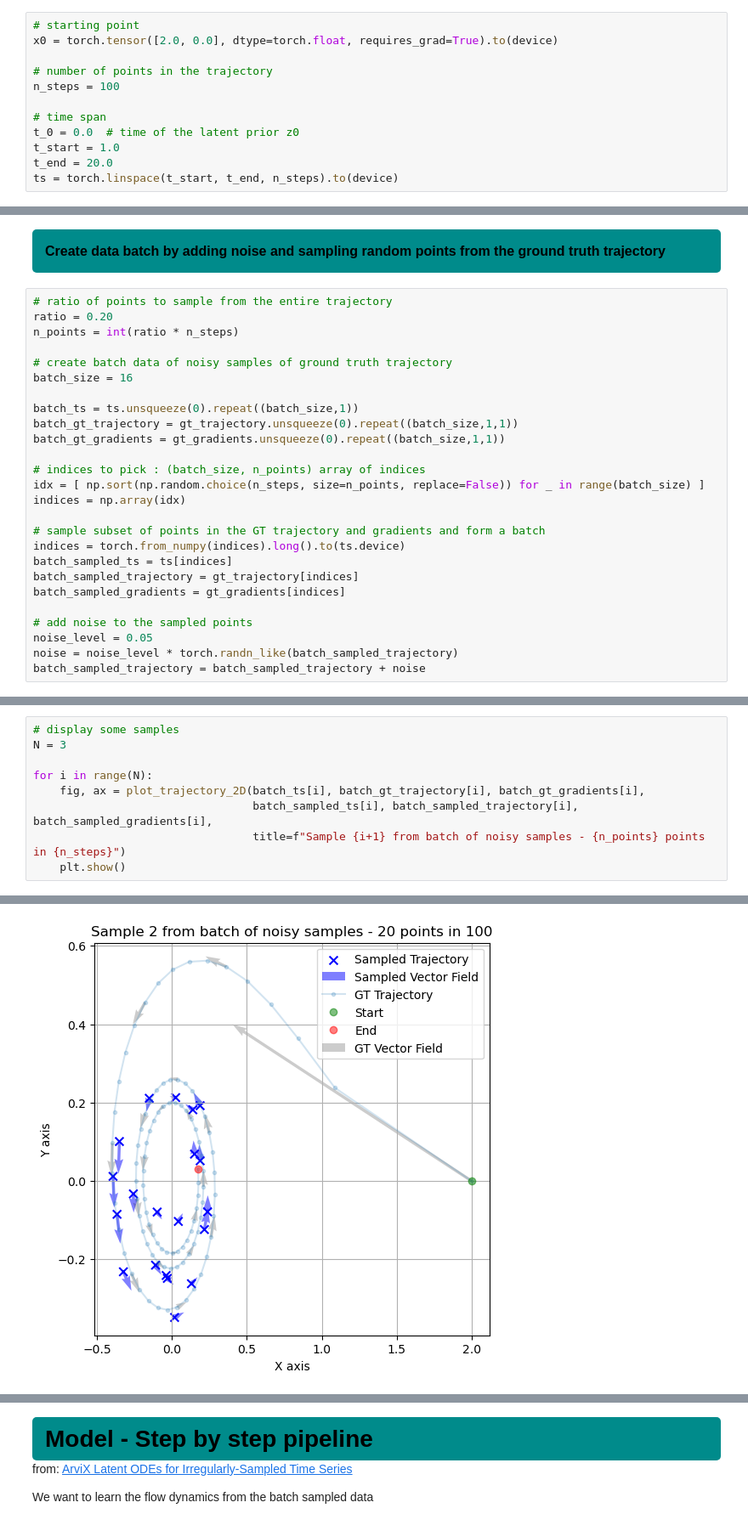
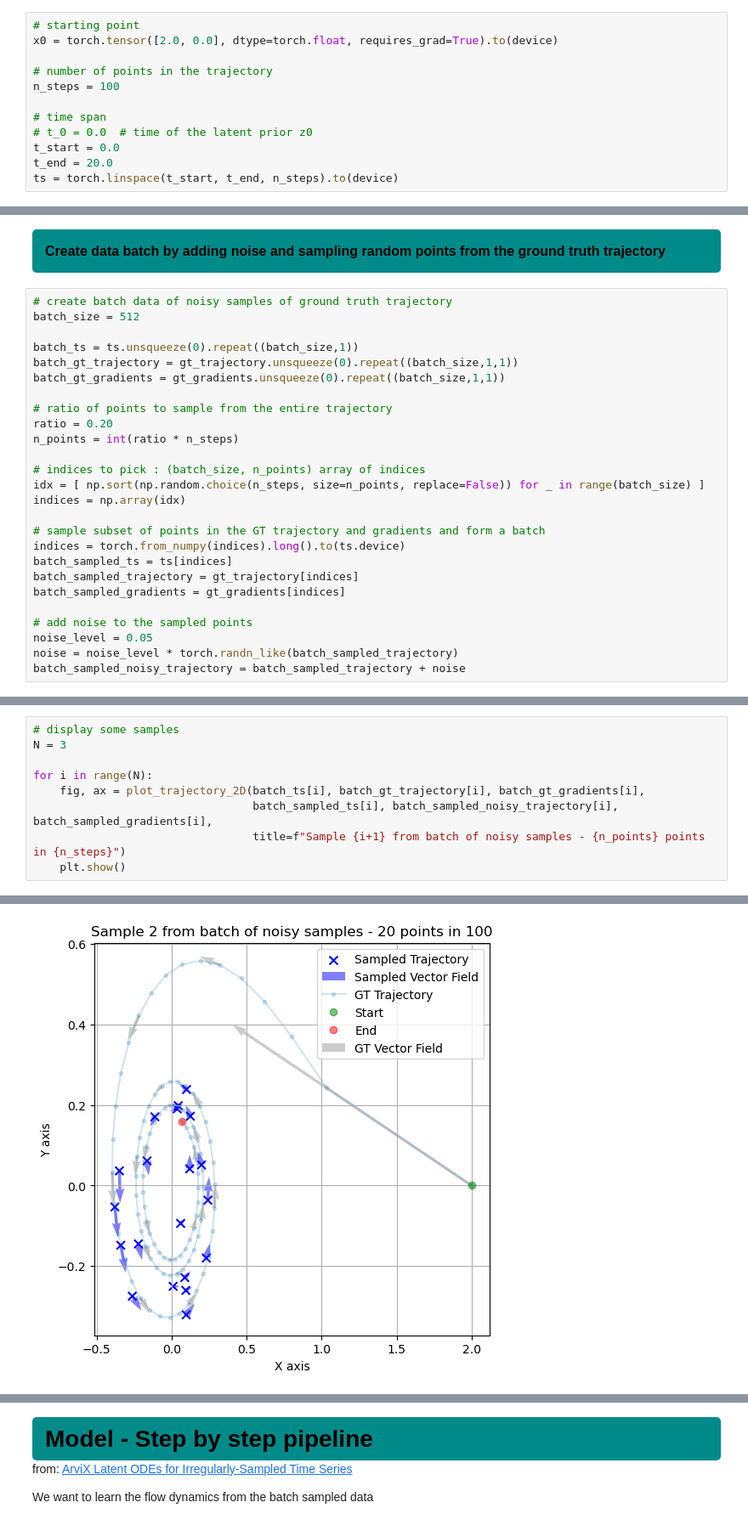
Before and after one commit to BenjaminDeporte/MVA_Stage, a Jupyter notebook: Latent_ODE_Model_01.ipynb, the cells around one changed output, grey strips where cells are left out. Shown at 85% size. Cells and saved outputs as stored; diff of their text form.

Commit message:
Latent ODE - training pipeline tourne

```diff
--- a/Latent_ODE_Model_01.ipynb
+++ b/Latent_ODE_Model_01.ipynb
@@ -92,8 +92,8 @@ x0 = torch.tensor([2.0, 0.0], dtype=torch.float, requires_grad=True).to(device)
 n_steps = 100
 
 # time span
-t_0 = 0.0  # time of the latent prior z0
-t_start = 1.0
+# t_0 = 0.0  # time of the latent prior z0
+t_start = 0.0
 t_end = 20.0
 ts = torch.linspace(t_start, t_end, n_steps).to(device)
 # %%
@@ -160,16 +160,16 @@ fig, ax = plot_trajectory_2D(ts, gt_trajectory, gt_gradients, title=f"Spiral Att
 Create data batch by adding noise and sampling random points from the ground truth trajectory
 </div>
 # %%
-# ratio of points to sample from the entire trajectory
-ratio = 0.20
-n_points = int(ratio * n_steps)
-
 # create batch data of noisy samples of ground truth trajectory
-batch_size = 16
+batch_size = 512
 
 batch_ts = ts.unsqueeze(0).repeat((batch_size,1))
 batch_gt_trajectory = gt_trajectory.unsqueeze(0).repeat((batch_size,1,1))
 batch_gt_gradients = gt_gradients.unsqueeze(0).repeat((batch_size,1,1))
+
+# ratio of points to sample from the entire trajectory
+ratio = 0.20
+n_points = int(ratio * n_steps)
 
 # indices to pick : (batch_size, n_points) array of indices
 idx = [ np.sort(np.random.choice(n_steps, size=n_points, replace=False)) for _ in range(batch_size) ]
@@ -184,4 +184,4 @@ batch_sampled_gradients = gt_gradients[indices]
 # add noise to the sampled points
 noise_level = 0.05
 noise = noise_level * torch.randn_like(batch_sampled_trajectory)
-batch_sampled_trajectory = batch_sampled_trajectory + noise
+batch_sampled_noisy_trajectory = batch_sampled_trajectory + noise
@@ -191,7 +209,7 @@ N = 3
 
 for i in range(N):
     fig, ax = plot_trajectory_2D(batch_ts[i], batch_gt_trajectory[i], batch_gt_gradients[i],
-                                 batch_sampled_ts[i], batch_sampled_trajectory[i], batch_sampled_gradients[i],
+                                 batch_sampled_ts[i], batch_sampled_noisy_trajectory[i], batch_sampled_gradients[i],
                                  title=f"Sample {i+1} from batch of noisy samples - {n_points} points in {n_steps}")
     plt.show()
 # %% [output]
@@ -199 +217 @@ for i in range(N):
-[figure, old version]
+[figure, new version]
```
Also changed, not shown: parts of 25 cells of this notebook.
